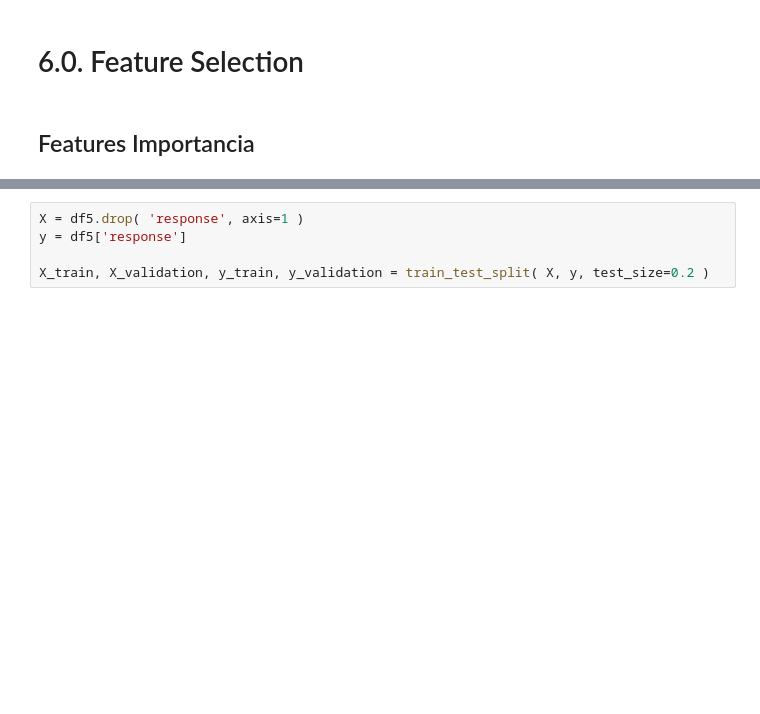
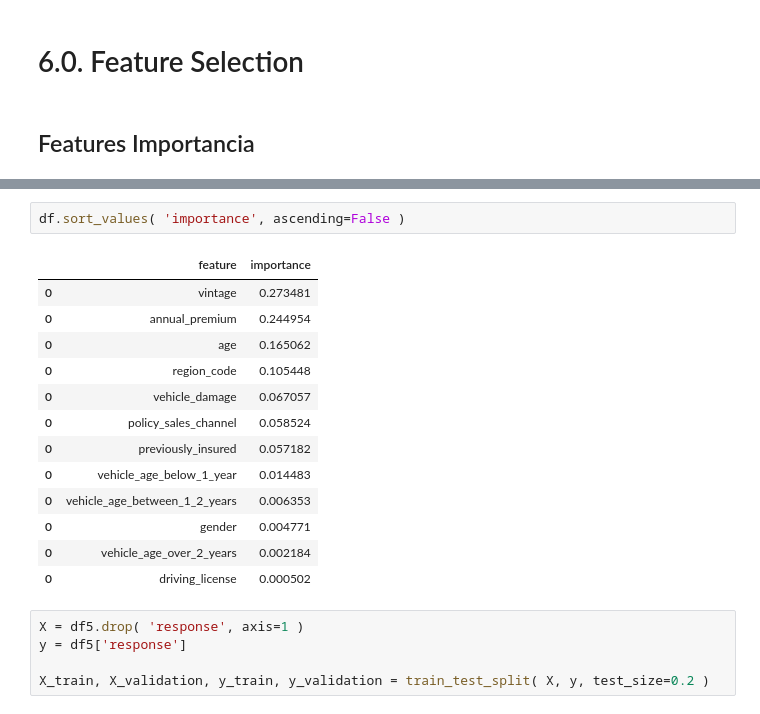
Before and after one commit to marcosvliras/health_insurance_cross_sell, a Jupyter notebook: HICross_sell.ipynb, the cells around one changed output, grey strips where cells are left out. Drawn from its saved outputs; the diff is of its cells as text; blank space fills up the shorter version.

```diff
--- a/HICross_sell.ipynb
+++ b/HICross_sell.ipynb
@@ -829,3 +826,19 @@ sns.barplot( data=features, x='score', y='features', palette=pallete );
+# %%
+df.sort_values( 'importance', ascending=False )
+# %% [output]
+|  | feature | importance |
+| 0 | vintage | 0.273481 |
+| 0 | annual_premium | 0.244954 |
+| 0 | age | 0.165062 |
+| 0 | region_code | 0.105448 |
+| 0 | vehicle_damage | 0.067057 |
+| 0 | policy_sales_channel | 0.058524 |
+| 0 | previously_insured | 0.057182 |
+| 0 | vehicle_age_below_1_year | 0.014483 |
+| 0 | vehicle_age_between_1_2_years | 0.006353 |
+| 0 | gender | 0.004771 |
+| 0 | vehicle_age_over_2_years | 0.002184 |
+| 0 | driving_license | 0.000502 |
 # %%
 X = df5.drop( 'response', axis=1 )
 y = df5['response']
```
Also changed, not shown: parts of 35 cells of this notebook.
